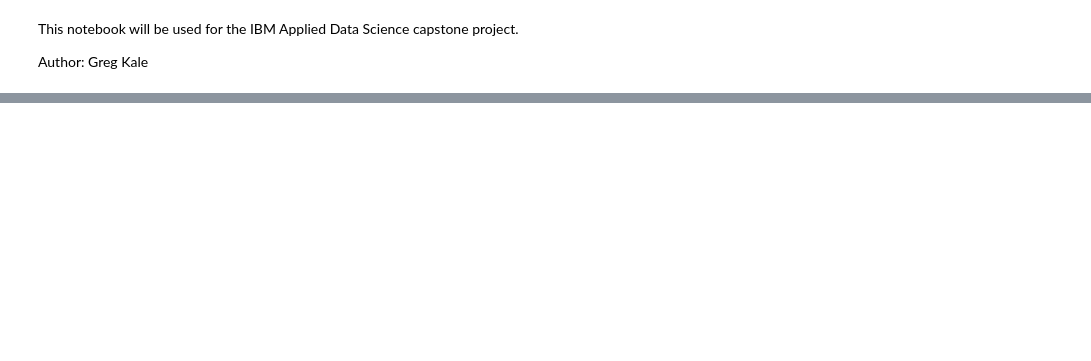
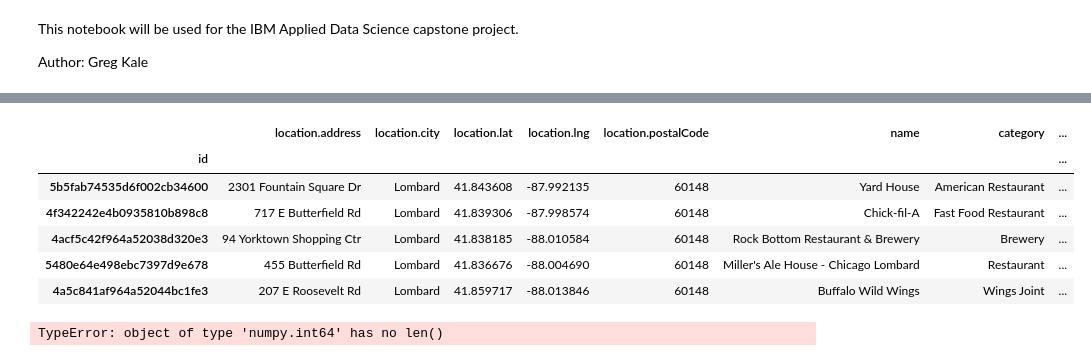
Before and after one commit to gkale1969/Coursera_Capstone, a Jupyter notebook: Applied Data Science - Capstone Project.ipynb, the cells around one changed output, grey strips where cells are left out. Saved outputs shown, nothing was run; the diff lists cells and outputs as text; code cells hidden in the pictures; blank space fills up the shorter version.

```diff
--- a/Applied Data Science - Capstone Project.ipynb
+++ b/Applied Data Science - Capstone Project.ipynb
@@ -114,0 +235,10 @@ dataframe.head()
+# %%
+### Get thee category for each restaurant
+restuarants_df['categories'] = restuarants_df['categories'].astype(str)
+restuarants_df['categories2'] = restuarants_df['categories'].str.split(',').str[1]
+restuarants_df['category'] = restuarants_df['categories2'].str.split(':').str[1]
+restuarants_df.drop(['categories', 'categories2'], axis=1, inplace=True)
+
+restuarants_df['category'] = restuarants_df['category'].str.replace("'", "")
+# %%
+restuarants_df.set_index('id', inplace=True)
@@ -114,0 +255,19 @@ dataframe.head()
+# %%
+### based on data review - need to clean up some data based on typos and confine the data to my three suburbs
+
+### 1) Remove Hinsdale restaurant
+### 2) Rename restaurants with city name of Dowers Grove to Downers Grove
+### 3) Rename restaurants with city name of Oakbrook to Oak Book
+
+restuarants_df.drop(restuarants_df[restuarants_df['location.city'] == 'Hinsdale'].index, inplace=True)
+
+for index, row in restuarants_df.iterrows():
+
+    if row['location.city'] == 'Dowers Grove':
+        restuarants_df.at[index, 'location.city'] = 'Downers Grove'
+
+    if row['location.city'] == 'Oakbrook':
+        restuarants_df.at[index, 'location.city'] = 'Oak Brook'
+
+    if row['location.postalCode'] == '60516':
+        restuarants_df.at[index, 'location.postalCode'] = '60515'
@@ -114,0 +283,21 @@ dataframe.head()
+# %%
+### add venue detail columns needed for analysis
+restuarants_df['likes.count'] = 0.0
+restuarants_df['price.message'] = ''
+restuarants_df['price.tier'] = ''
+restuarants_df['rating'] = 0.0
+restuarants_df['ratingSignals'] = 0
+restuarants_df['reasons.count'] = 0
+restuarants_df['specials.count'] = 0
+restuarants_df['stats.tipCount'] = 0
+restuarants_df['tips.count'] = 0
+# %%
+restuarants_df.head()
+# %% [output]
+|  | location.address | location.city | location.lat | location.lng | location.postalCode | name | category | ... |
+| id |  |  |  |  |  |  |  | ... |
+| 5b5fab74535d6f002cb34600 | 2301 Fountain Square Dr | Lombard | 41.843608 | -87.992135 | 60148 | Yard House | American Restaurant | ... |
+| 4f342242e4b0935810b898c8 | 717 E Butterfield Rd | Lombard | 41.839306 | -87.998574 | 60148 | Chick-fil-A | Fast Food Restaurant | ... |
+| 4acf5c42f964a52038d320e3 | 94 Yorktown Shopping Ctr | Lombard | 41.838185 | -88.010584 | 60148 | Rock Bottom Restaurant & Brewery | Brewery | ... |
+| 5480e64e498ebc7397d9e678 | 455 Butterfield Rd | Lombard | 41.836676 | -88.004690 | 60148 | Miller's Ale House - Chicago Lombard | Restaurant | ... |
+| 4a5c841af964a52044bc1fe3 | 207 E Roosevelt Rd | Lombard | 41.859717 | -88.013846 | 60148 | Buffalo Wild Wings | Wings Joint | ... |
@@ -114,0 +355,25 @@ dataframe.head()
+# %%
+#### convert price messagee tier to single values from their current list of values to standardize the values
+for index, row in restuarants_df.iterrows():
+
+    price_list = row['price.message']
+    price_tier = row['price.tier']
+
+    if len(price_list) != 0:
+
+        if ('Cheap' in price_list[0]):
+            restuarants_df.at[index, 'price.message'] = 'Cheap'
+
+        if ('Expensive' in price_list[0]):
+            restuarants_df.at[index, 'price.message'] = 'Expensive'
+
+        if ('Moderate' in price_list[0]):
+            restuarants_df.at[index, 'price.message'] = 'Moderate'
+
+        if ('Very Expensive' in price_list[0]):
+            restuarants_df.at[index, 'price.message'] = 'Very Expensive'
+
+    if len(price_tier) != 0:
+        restuarants_df.at[index, 'price.tier'] = price_tier[0]
+# %% [output]
+TypeError: object of type 'numpy.int64' has no len()
```
Also changed, not shown: parts of 38 cells of this notebook.
